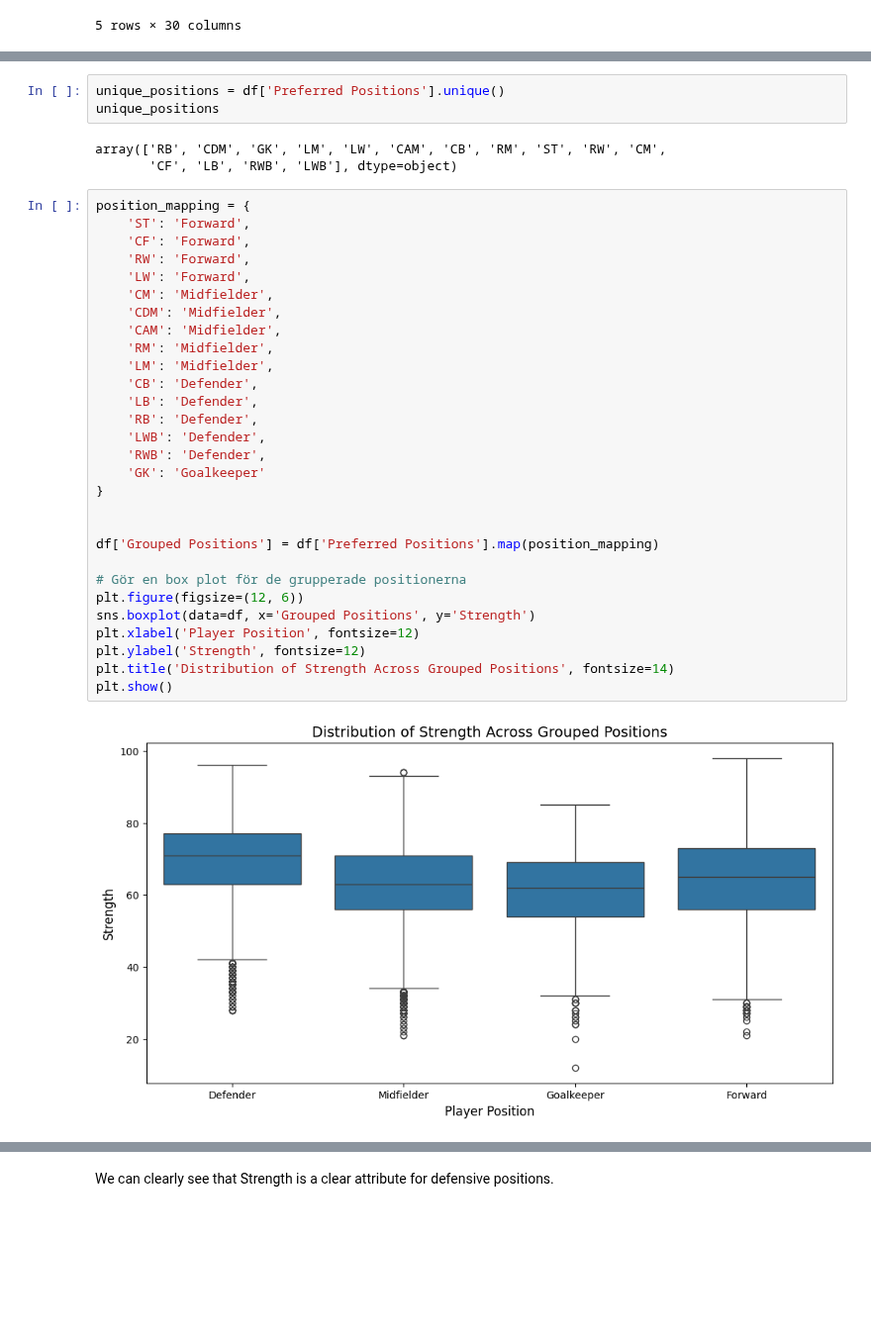
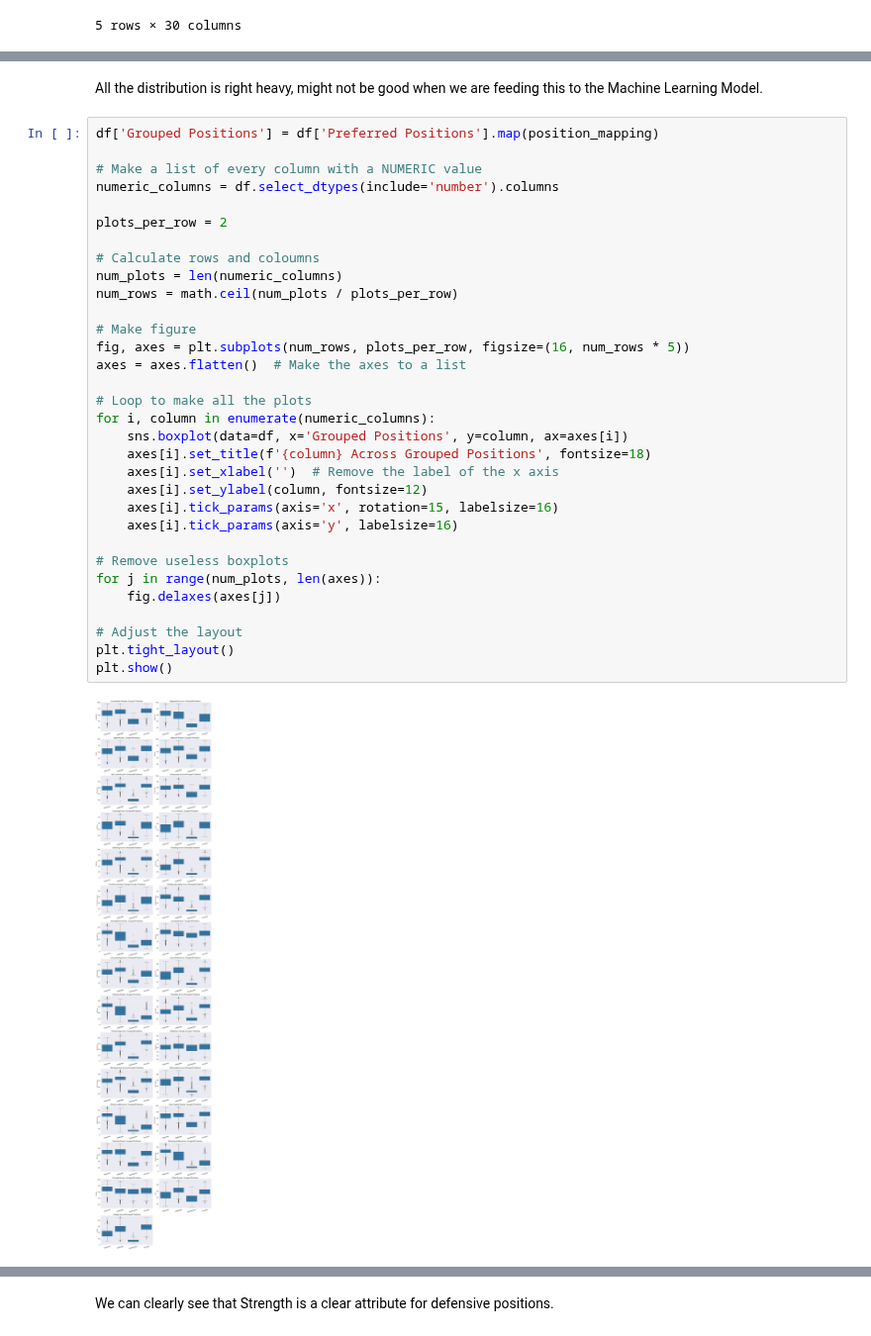
Before and after one commit to MikaParssinen/Applied-Machine-Learning, a Jupyter notebook: INL1/VisualizeData.ipynb, the cells around one changed output, grey strips where cells are left out. Shown at 99% size. Cells and saved outputs as stored; diff of their text form; blank space fills up the shorter version.

Commit message:
Normalize, remove of outliers and Visual

```diff
--- a/INL1/VisualizeData.ipynb
+++ b/INL1/VisualizeData.ipynb
@@ -29,37 +48,36 @@ for column in columns_to_plot:
-# %%
-unique_positions = df['Preferred Positions'].unique()
-unique_positions
-# %% [output]
-array(['RB', 'CDM', 'GK', 'LM', 'LW', 'CAM', 'CB', 'RM', 'ST', 'RW', 'CM',
-       'CF', 'LB', 'RWB', 'LWB'], dtype=object)
+# %% [markdown]
+All the distribution is right heavy, might not be good when we are feeding this to the Machine Learning Model.
 # %%
-position_mapping = {
-    'ST': 'Forward',
-    'CF': 'Forward',
-    'RW': 'Forward',
-    'LW': 'Forward',
-    'CM': 'Midfielder',
-    'CDM': 'Midfielder',
-    'CAM': 'Midfielder',
-    'RM': 'Midfielder',
-    'LM': 'Midfielder',
-    'CB': 'Defender',
-    'LB': 'Defender',
-    'RB': 'Defender',
-    'LWB': 'Defender',
-    'RWB': 'Defender',
-    'GK': 'Goalkeeper'
-}
-
-
 df['Grouped Positions'] = df['Preferred Positions'].map(position_mapping)
 
-# Gör en box plot för de grupperade positionerna
-plt.figure(figsize=(12, 6))
-sns.boxplot(data=df, x='Grouped Positions', y='Strength')
-plt.xlabel('Player Position', fontsize=12)
-plt.ylabel('Strength', fontsize=12)
-plt.title('Distribution of Strength Across Grouped Positions', fontsize=14)
+# Make a list of every column with a NUMERIC value
+numeric_columns = df.select_dtypes(include='number').columns
+
+plots_per_row = 2
+
+# Calculate rows and coloumns
+num_plots = len(numeric_columns)
+num_rows = math.ceil(num_plots / plots_per_row)
+
+# Make figure
+fig, axes = plt.subplots(num_rows, plots_per_row, figsize=(16, num_rows * 5))
+axes = axes.flatten()  # Make the axes to a list
+
+# Loop to make all the plots
+for i, column in enumerate(numeric_columns):
+    sns.boxplot(data=df, x='Grouped Positions', y=column, ax=axes[i])
+    axes[i].set_title(f'{column} Across Grouped Positions', fontsize=18)
+    axes[i].set_xlabel('')  # Remove the label of the x axis
+    axes[i].set_ylabel(column, fontsize=12)
+    axes[i].tick_params(axis='x', rotation=15, labelsize=16)
+    axes[i].tick_params(axis='y', labelsize=16)
+
+# Remove useless boxplots
+for j in range(num_plots, len(axes)):
+    fig.delaxes(axes[j])
+
+# Adjust the layout
+plt.tight_layout()
 plt.show()
 # %% [output]
-[figure, old version]
+[figure, new version]
```
Also changed, not shown: parts of 12 cells of this notebook, 3 other files.
